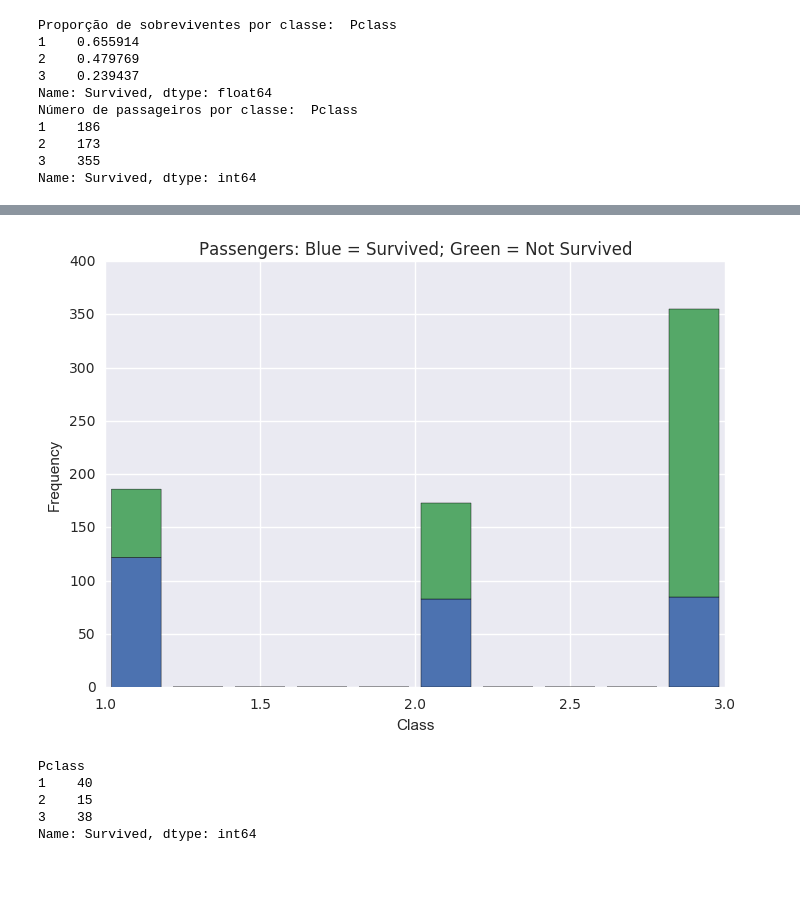
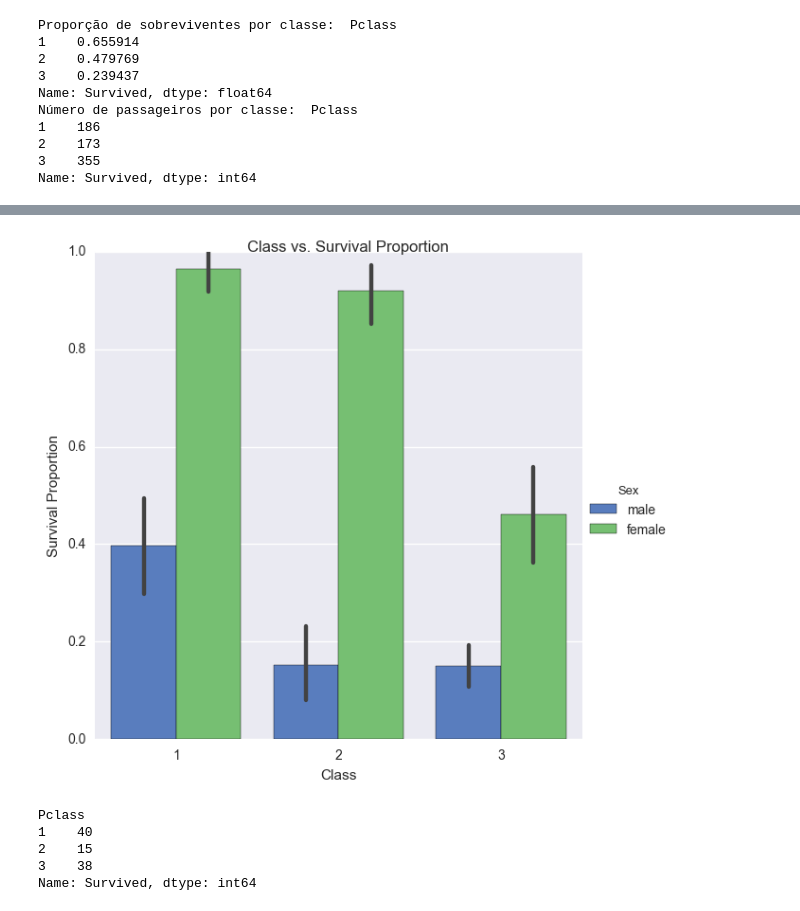
Before and after one commit to nrthorun/P2, a Jupyter notebook: P2+-+Titanic+Panda.ipynb, the cells around one changed output, grey strips where cells are left out. Cells and saved outputs as stored; diff of their text form; code cells hidden in the pictures; blank space fills up the shorter version.

```diff
--- a/P2+-+Titanic+Panda.ipynb
+++ b/P2+-+Titanic+Panda.ipynb
@@ -282,18 +286,16 @@ Como mostra a imagem:
 ![Titanic](https://upload.wikimedia.org/wikipedia/commons/thumb/8/84/Titanic_cutaway_diagram.png/400px-Titanic_cutaway_diagram.png)
 
 Por estarem mais próximas ao convés, faz sentido a proporção de sobreviventes entre as classes superiores ser maior.
-# %%
-# O histograma abaixo mostra a proporção de sobreviventes por classe
-# A soma dos compartimentos significa o número absoluto de passageiros por classe
-x1 = survived['Pclass']
-x2 = died['Pclass']
-plt.hist([x1,x2], stacked=True)
-plt.title("Passengers: Blue = Survived; Green = Not Survived")
-plt.xlabel("Class")
-plt.ylabel("Frequency")
-plt.show()
-# %% [output]
-[figure, removed]
+# %%
+# O histograma abaixo mostra a proporção de sobreviventes por classe, dividido por sexo
+g = sns.factorplot(x="Pclass", y="Survived", hue="Sex", data=titanic_pd, size=6, kind="bar", palette="muted")
+g.despine(left=True)
+g.set_xlabels("Class")
+g.set_ylabels("Survival Proportion")
+g.fig.suptitle("Class vs. Survival Proportion")
+plt.show()
+# %% [output]
+[figure, added]
 # %%
 # Números absolutos de sobreviventes homens por classe
 survived_men['Survived'].groupby(titanic_pd['Pclass']).sum()
```
Also changed, not shown: parts of 9 cells of this notebook, 2 other files.
